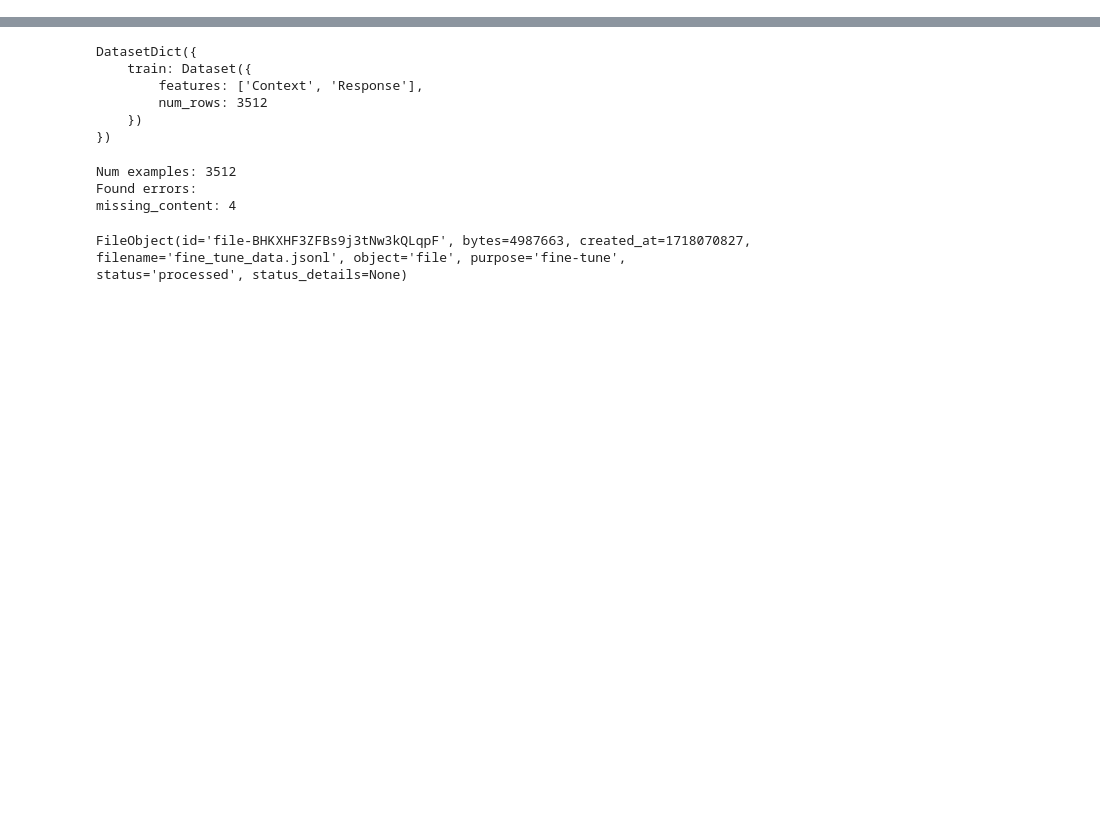
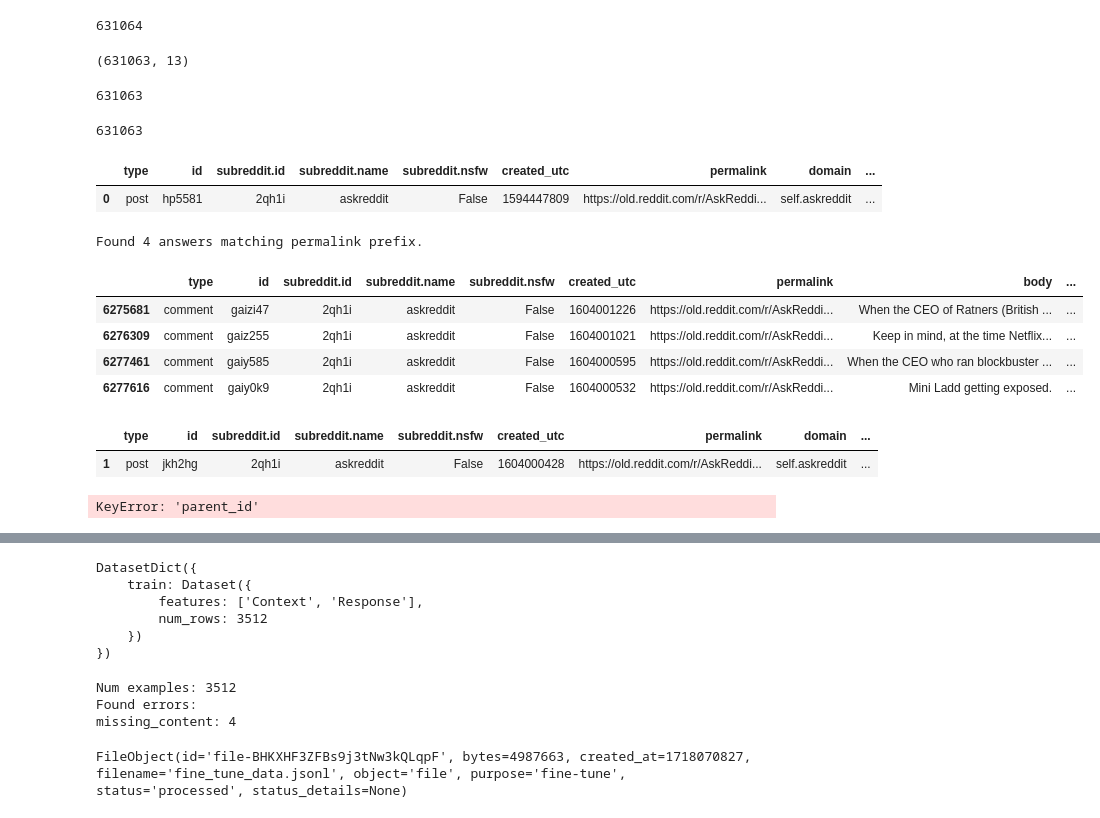
Before and after one commit to JatinSingh2012/Duke-LLM-Coursera, a Jupyter notebook: fine-tuning/fine-tuning-notebook.ipynb, the cells around one changed output, grey strips where cells are left out. Drawn from its saved outputs; the diff is of its cells as text; code cells hidden in the pictures; blank space fills up the shorter version.

```diff
--- a/fine-tuning/fine-tuning-notebook.ipynb
+++ b/fine-tuning/fine-tuning-notebook.ipynb
@@ -4,0 +170,9 @@ import pandas as pd
+# %%
+## Sample and get 1000 question answer pair
+# sample 1000 rows
+df_sample = df_merged.sample(n=1000, random_state=84)
+# %%
+# Fine Tuning Format
+questions, answers = df_sample['question'].tolist(), df_sample['answer'].tolist()
+# %%
+qa_openai_format = [{"messages": [{"role": "system", "content": "Marv is a factual chatbot and reddit expert who likes to answer with bullets"},{"role": "user", "content": question}, {"role": "assistant", "content": answer}]} for question, answer in zip(questions, answers)]
@@ -4,0 +187,5 @@ import pandas as pd
+# %%
+with open('training_data.jsonl', 'w') as f:
+    for entry in qa_openai_format:
+        f.write(json.dumps(entry))
+        f.write('\n')
@@ -4,0 +249,42 @@ import pandas as pd
+# %%
+df_answers._submission_id.nunique()
+# %% [output]
+631064
+# %%
+df_questions.shape
+# %% [output]
+(631063, 13)
+# %%
+df_questions.id.nunique()
+# %% [output]
+631063
+# %%
+df_questions._submission_id.nunique()
+# %% [output]
+631063
+# %%
+df_questions[df_questions['permalink'].str.startswith(question_permalink)]
+# %% [output]
+|  | type | id | subreddit.id | subreddit.name | subreddit.nsfw | created_utc | permalink | domain | ... |
+| 0 | post | hp5581 | 2qh1i | askreddit | False | 1594447809 | https://old.reddit.com/r/AskReddi... | self.askreddit | ... |
+# %%
+# Example: Find all answers whose permalink starts with a question permalink
+question_permalink = "https://old.reddit.com/r/AskReddit/comments/jkh2hg/what_one_moment_made_someone_nose_dive_their/"
+
+# Filter answers whose permalink starts with the question permalink
+matching_answers = df_answers[df_answers['permalink'].str.startswith(question_permalink)]
+
+print(f"Found {len(matching_answers)} answers matching permalink prefix.")
+display(matching_answers.head(5))
+# %% [output]
+Found 4 answers matching permalink prefix.
+|  | type | id | subreddit.id | subreddit.name | subreddit.nsfw | created_utc | permalink | body | ... |
+| 6275681 | comment | gaizi47 | 2qh1i | askreddit | False | 1604001226 | https://old.reddit.com/r/AskReddi... | When the CEO of Ratners (British ... | ... |
+| 6276309 | comment | gaiz255 | 2qh1i | askreddit | False | 1604001021 | https://old.reddit.com/r/AskReddi... | Keep in mind, at the time Netflix... | ... |
+| 6277461 | comment | gaiy585 | 2qh1i | askreddit | False | 1604000595 | https://old.reddit.com/r/AskReddi... | When the CEO who ran blockbuster ... | ... |
+| 6277616 | comment | gaiy0k9 | 2qh1i | askreddit | False | 1604000532 | https://old.reddit.com/r/AskReddi... | Mini Ladd getting exposed. | ... |
+# %%
+df_questions[df_questions['permalink'].str.startswith(question_permalink)]
+# %% [output]
+|  | type | id | subreddit.id | subreddit.name | subreddit.nsfw | created_utc | permalink | domain | ... |
+| 1 | post | jkh2hg | 2qh1i | askreddit | False | 1604000428 | https://old.reddit.com/r/AskReddi... | self.askreddit | ... |
@@ -4,0 +328,16 @@ import pandas as pd
+# %%
+# Example usage with the provided question permalink
+example_question = "https://old.reddit.com/r/AskReddit/comments/k3w3qz/someone_offers_you_100hr_to_watch_any_movie_on/"
+answers_all = get_answers_for_question(example_question, include_descendants=True)
+answers_top_level = get_answers_for_question(example_question, include_descendants=False)
+
+print({
+    'all_answers_count': len(answers_all),
+    'top_level_answers_count': len(answers_top_level)
+})
+
+# Preview top 3 top-level answers (show body & score if present)
+cols_show = [c for c in ['body', 'score', 'ups', 'id', 'parent_id'] if c in answers_top_level.columns]
+display(answers_top_level.head(3)[cols_show])
+# %% [output]
+KeyError: 'parent_id'
```
Also changed, not shown: parts of 31 cells of this notebook, 1 other file.
